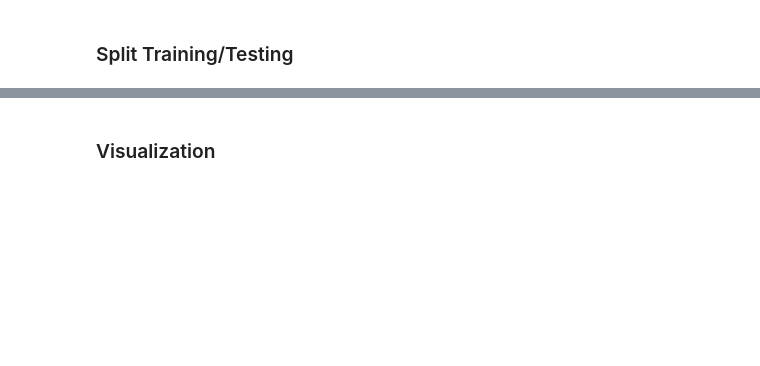
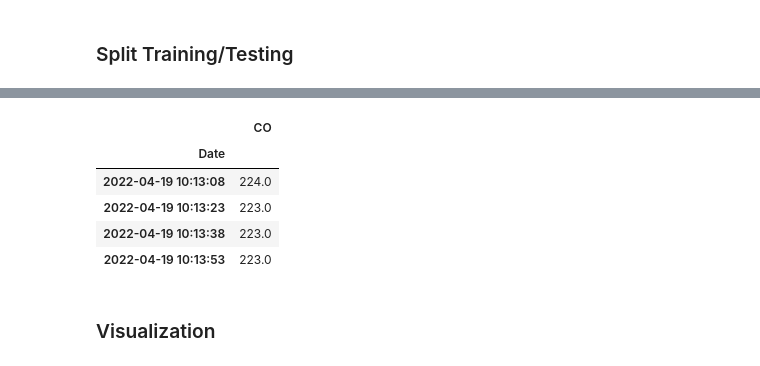
Before and after one commit to ConfusedTraveler/DLinear, a Jupyter notebook: DLinear - UC_AirQuality.ipynb, the cells around one changed output, grey strips where cells are left out. Saved outputs shown, nothing was run; the diff lists cells and outputs as text; code cells hidden in the pictures; blank space fills up the shorter version.

```diff
--- a/DLinear - UC_AirQuality.ipynb
+++ b/DLinear - UC_AirQuality.ipynb
@@ -174,3 +203,12 @@ df_test  = df[ idx: ].dropna()
+# %%
+df_test.head(4)
+# %% [output]
+|  | CO |
+| Date |  |
+| 2022-04-19 10:13:08 | 224.0 |
+| 2022-04-19 10:13:23 | 223.0 |
+| 2022-04-19 10:13:38 | 223.0 |
+| 2022-04-19 10:13:53 | 223.0 |
 # %% [markdown]
 ### Visualization
 # %%
```
Also changed, not shown: parts of 24 cells of this notebook, 1 other file.
